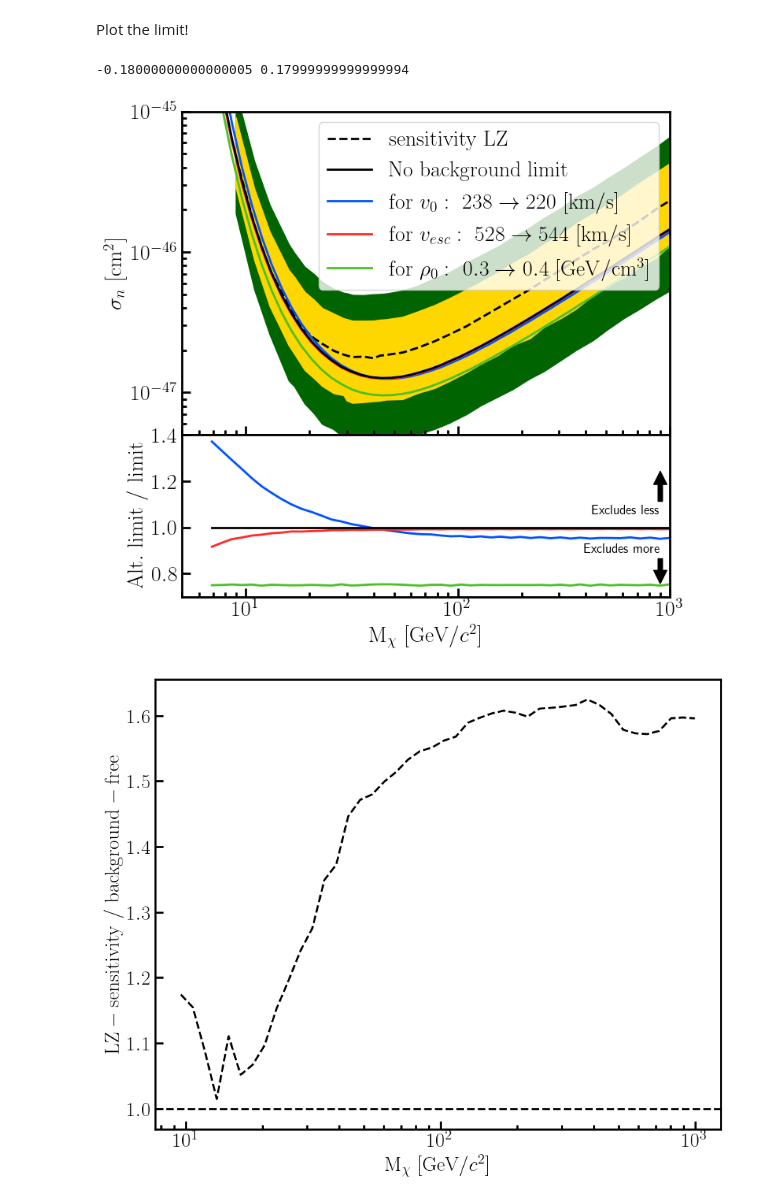
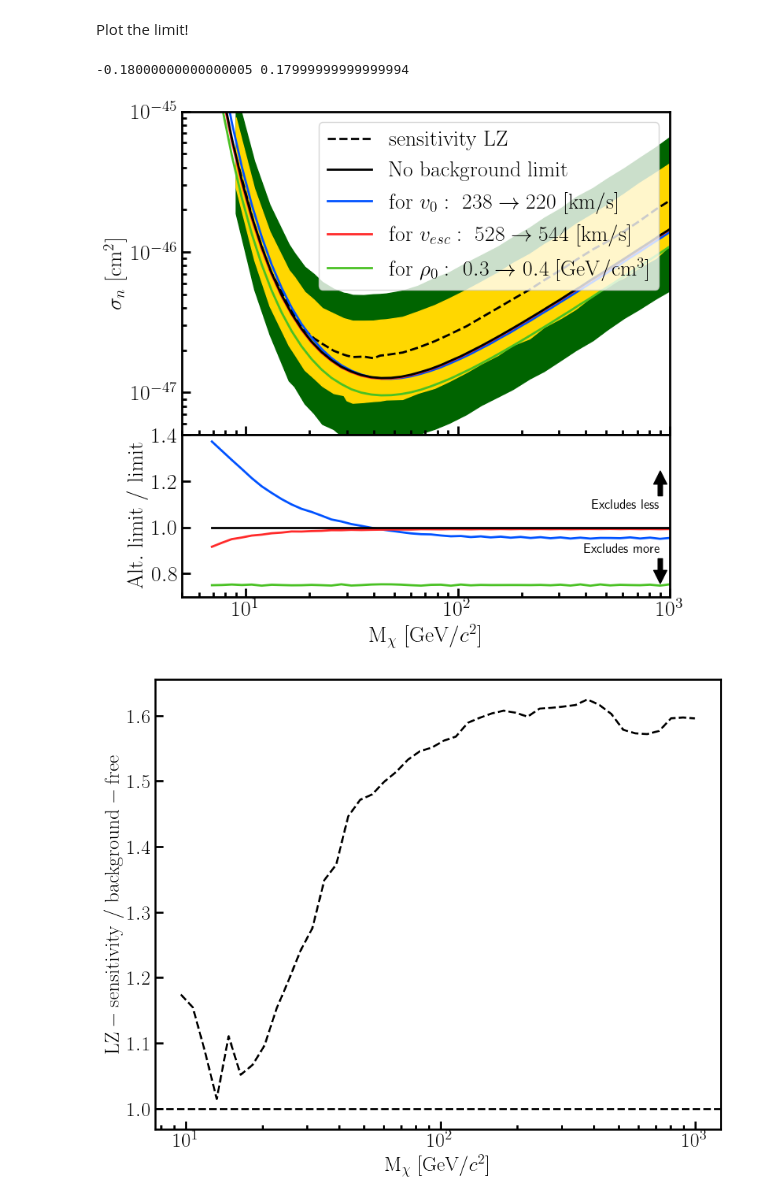
Before and after one commit to XAMS-nikhef/thesis_plots, a Jupyter notebook: notebooks/limits.ipynb, the cells around one changed output. Saved outputs shown, nothing was run; the diff lists cells and outputs as text; code cells hidden in the pictures.

```diff
--- a/notebooks/limits.ipynb
+++ b/notebooks/limits.ipynb
@@ -133,39 +133,40 @@ plt.plot(mass_range, limit_alt_vesc/limit, **kw)
 plt.plot(mass_range, limit_alt_rho/limit,**kw)
 
 # settings
 plt.ylabel(mathrm('Alt. limit / limit'))
 plt.xlabel('$\mathrm{M}_\chi\ [\mathrm{GeV}/c^2]$')
 plt.subplots_adjust(hspace=0.)
 # plt.ylim(.5, 1.75)
 plt.yticks([0.8, 1, 1.2, 1.4])
 #Save
 plt.ylim(0.7, 1.4)
+text_x = 900
 plt.annotate('Excludes less',
-             xy=(900, 1.25),
+             xy=(text_x, 1.25),
              xycoords='data',
-             xytext=(900, 1.07),
+             xytext=(text_x, 1.07),
              textcoords='data',
              fontsize=12,
              arrowprops=dict(facecolor='black', shrink=0.05),
              horizontalalignment='right',
-             verticalalignment='center',
+             verticalalignment='bottom',
             )
 plt.annotate('Excludes more',
-             xy=(900, 0.75),
+             xy=(text_x, 0.75),
              xycoords='data',
-             xytext=(900, 0.93),
+             xytext=(text_x, 0.93),
              textcoords='data',
              fontsize=12,
              arrowprops=dict(facecolor='black', shrink=0.05),
              horizontalalignment='right',
              verticalalignment='top',
             )
 
 thesis_plots.save_fig('limit_setting')
 print(0.75-0.93, 1.25-1.07)
 # %% [output]
 -0.18000000000000005 0.17999999999999994
-[figure, old version]
+[figure, new version]
 # %%
 plt.axhline(1, ls='--', c='k')
 itp = scipy.interpolate.interp1d(lz_limit['mass(GeV)'], lz_limit['median'], bounds_error=False)
```
Also changed, not shown: parts of 3 cells of this notebook, 2 other files.
